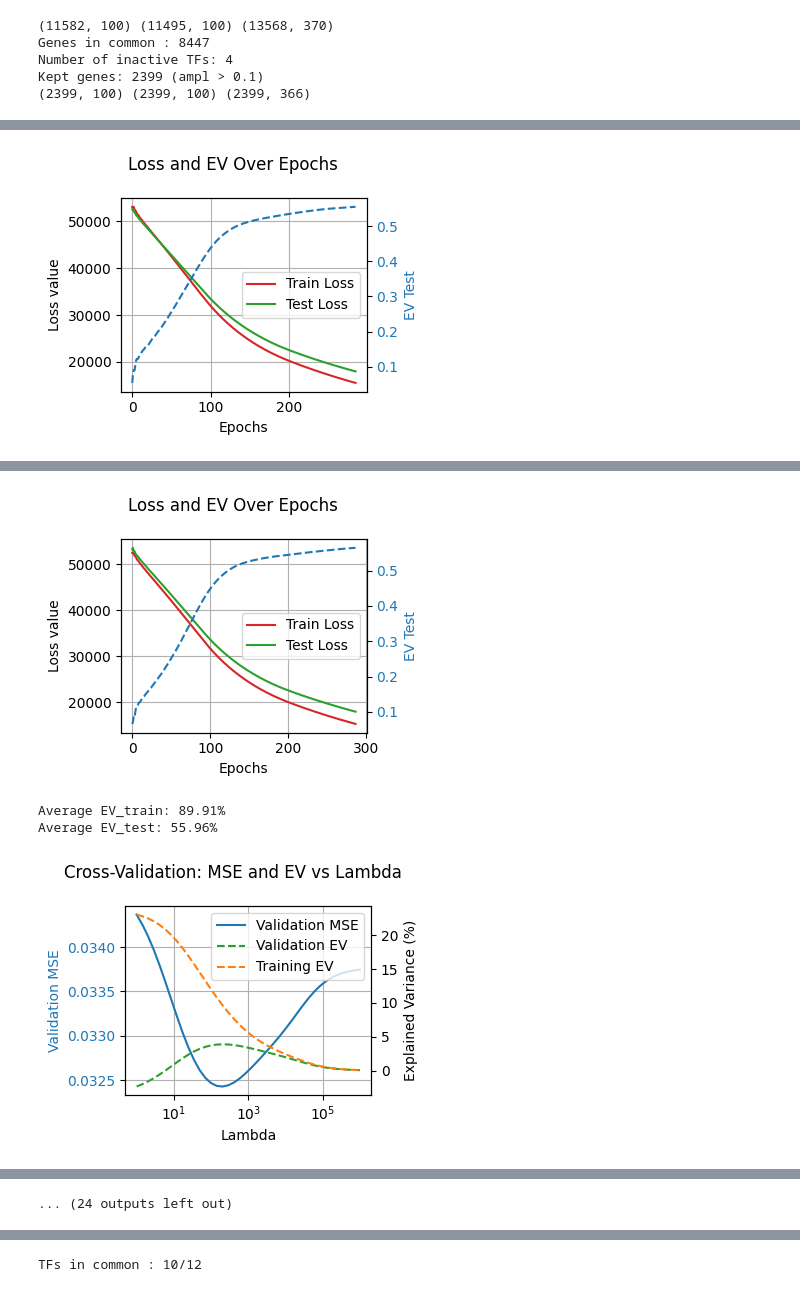
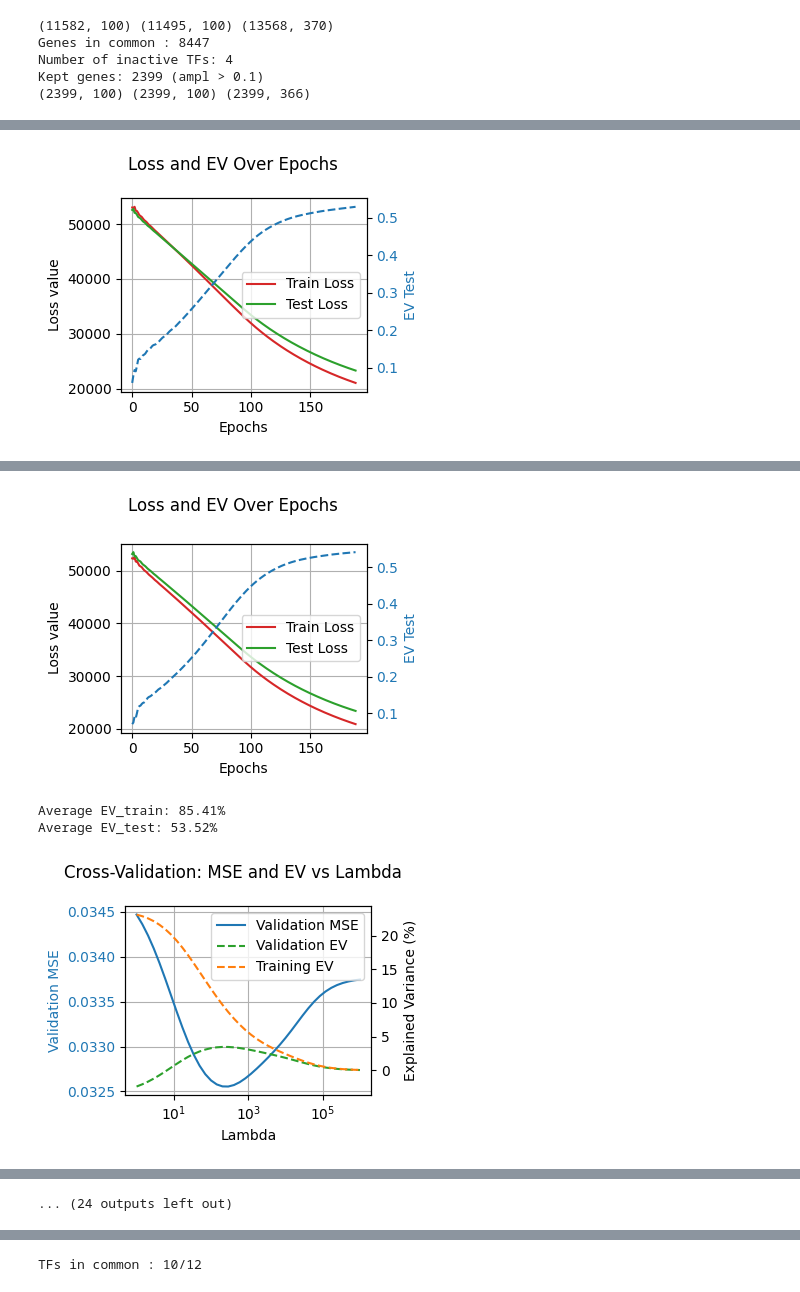
Before and after one commit to guillaumesutty/OscilloTF, a Jupyter notebook: alpha_snRNA_PyTorch_v6.2.2_all_in_one_runs.ipynb, the cells around one changed output, grey strips where cells are left out. Cells and saved outputs as stored; diff of their text form; code cells hidden in the pictures.

Commit message:
Early stopping and sumW plot

```diff
--- a/alpha_snRNA_PyTorch_v6.2.2_all_in_one_runs.ipynb
+++ b/alpha_snRNA_PyTorch_v6.2.2_all_in_one_runs.ipynb
@@ -185,7 +185,7 @@ class TrainableModel(nn.Module):
         total_loss = main_loss + self.lambdaW * l1_loss + self.lambdaA * l2_loss
         return total_loss
 # %%
-def train_model(N, alpha, alpha_test, lambdaW, lambdaA, A_split, tol=0.04, patience=20, num_epochs=400, lr=0.005):
+def train_model(N, alpha, alpha_test, lambdaW, lambdaA, A_split, tol=(0.1, 1000), patience=20, num_epochs=400, lr=0.005):
     # require 4% improvement every 20 epochs
     num_genes, num_tfs = N.shape
     num_thetas = alpha.shape[1]
@@ -233,7 +233,9 @@ def train_model(N, alpha, alpha_test, lambdaW, lambdaA, A_split, tol=0.04, patie
         test_EV_history.append(EV_test)
 
         # Check for early stopping
-        if total_test_loss < best_test_loss * (1 - tol) or total_test_loss < best_test_loss - 1000:
+        is_relative_loss_better = total_test_loss < best_test_loss * (1 - tol[0])
+        is_absolute_loss_better = total_test_loss < best_test_loss - tol[1]
+        if is_relative_loss_better and is_absolute_loss_better:
             best_EV = EV_test
             best_test_loss = total_test_loss
             patience_counter = 0  # Reset patience
@@ -244,7 +246,10 @@ def train_model(N, alpha, alpha_test, lambdaW, lambdaA, A_split, tol=0.04, patie
             print(f"Epoch {epoch}, Loss: {loss.item():.0f}, Loss test: {total_test_loss:.0f}, EV_test: {EV_test*100:.2f}%")
 
         if patience_counter >= patience:
-            print(f"Early stopping at epoch {epoch+1}. Best Loss test: {best_test_loss:.0f}. Best EV_test: {best_EV*100:.2f}%")
+            if not is_relative_loss_better:
+                print(f"Early stopping (relative) at epoch {epoch+1}. Best Loss test: {best_test_loss:.0f}. Best EV_test: {best_EV*100:.2f}%")
+            if not is_absolute_loss_better:
+                print(f"Early stopping (absolute) at epoch {epoch+1}. Best Loss test: {best_test_loss:.0f}. Best EV_test: {best_EV*100:.2f}%")
             break
 
     fig, ax1 = plt.subplots(figsize=(4, 3))
@@ -323,7 +328,7 @@ def cross_val_lambda(N, alpha1, alpha2, lambdaW_values, lambdaA_values):
     return best_lambdaW, best_lambdaA
 # %%
 # 5. Cross train for best model
-def cross_train(N, alpha1, alpha2, best_lambdaW, best_lambdaA, A_split, A_split_2, tol=0.04, patience=20):
+def cross_train(N, alpha1, alpha2, best_lambdaW, best_lambdaA, A_split, A_split_2, tol=(0.1,1000), patience=20):
     print("Training on α1, testing on α2...")
     W1, A1, loss1 = train_model(N, alpha1, alpha2, best_lambdaW, best_lambdaA, A_split, tol, patience)
     R_test1 = W1 @ A1
@@ -407,7 +412,7 @@ for seed in np.random.randint(1,100, n_runs):
     # Optimize Lambda
     #best_lambdaW, best_lambdaA = cross_val_lambda(N_tensor, alpha1_tensor, alpha2_tensor, lambdaW_values, lambdaA_values)
     #for tol in np.linspace(0.01, 0.07, 7):
-    for tol in [0.07]:
+    for tol in [(0.07,800)]:
         #for patience in np.linspace(5, 30, 7):
         for patience in [20]:
             # Train and Cross-Test
@@ -434,2 +438,2 @@ Early stopping at epoch 285. Best Loss test: 18913. Best EV_test: 55.21%
-[figure, old version]
+[figure, new version]
 Training on α2, testing on α1...
@@ -440,4 +443,4 @@ Early stopping at epoch 287. Best Loss test: 18943. Best EV_test: 56.06%
-[figure, old version]
+[figure, new version]
-Average EV_train: 89.91%
-Average EV_test: 55.96%
+Average EV_train: 85.41%
+Average EV_test: 53.52%
-[figure, old version]
+[figure, new version]
```
Also changed, not shown: parts of 12 cells of this notebook, 2 other files.
